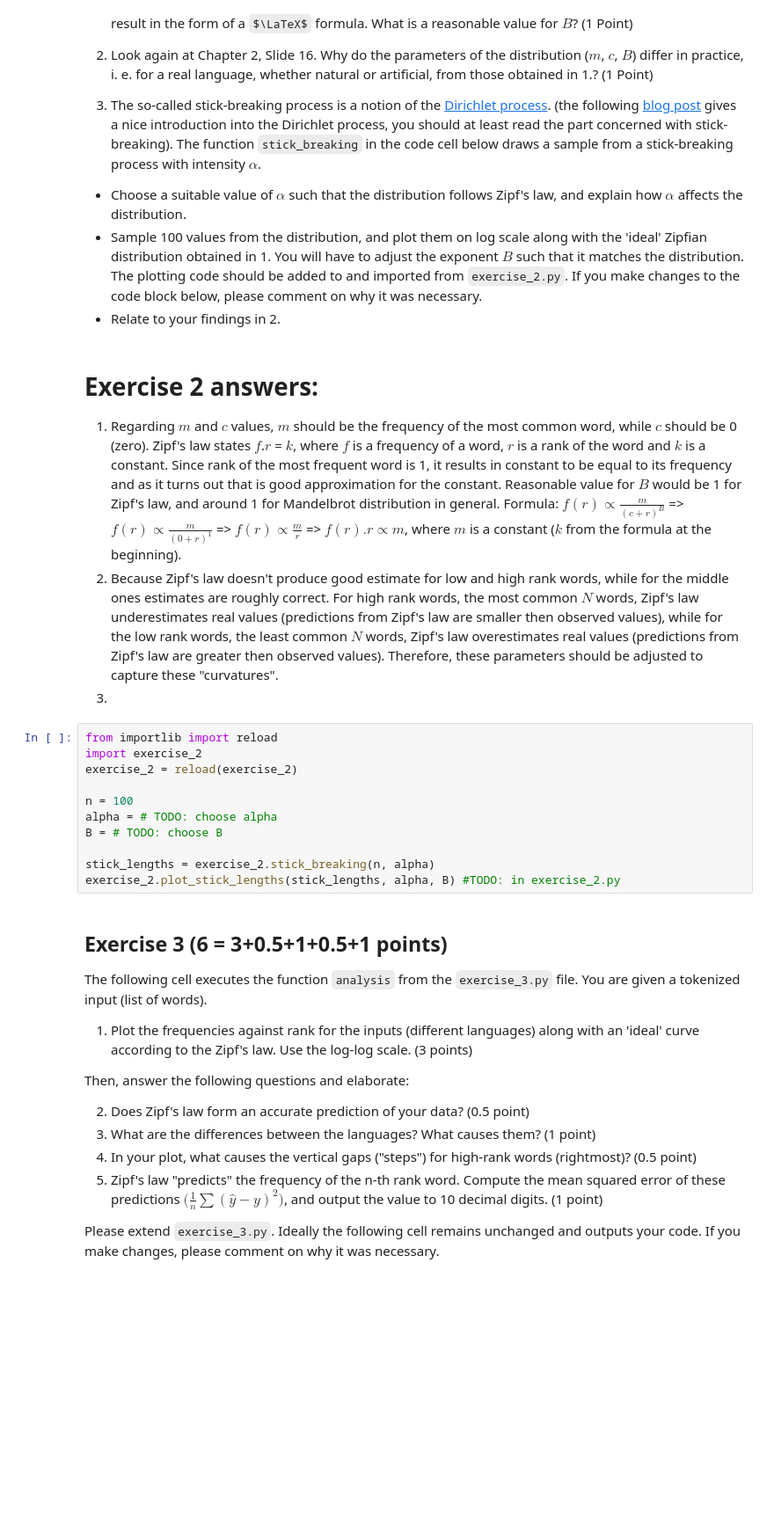
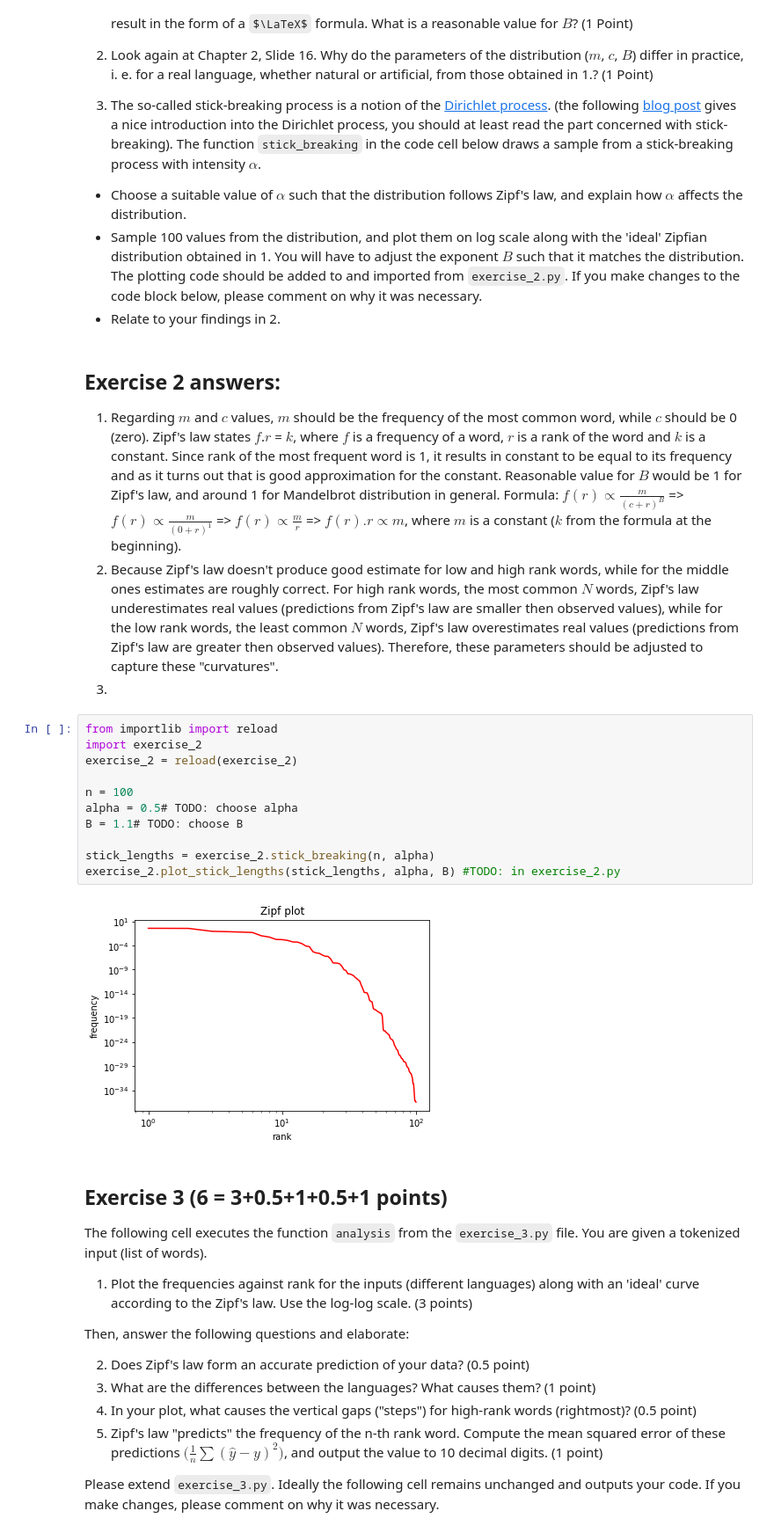
Before and after one commit to pmarkovic/snlp, a Jupyter notebook: assignment_1/Assignment1.ipynb, the cells around one changed output. Shown at 88% size. Saved outputs shown, nothing was run; the diff lists cells and outputs as text; some formulas as TeX source; blank space fills up the shorter version.

Commit message:
Done exercise 3. Started exercise 2.

```diff
--- a/assignment_1/Assignment1.ipynb
+++ b/assignment_1/Assignment1.ipynb
@@ -40,21 +40,23 @@ The function `stick_breaking` in the code cell below draws a sample from a stick
   * Sample 100 values from the distribution, and plot them on log scale along with the 'ideal' Zipfian distribution obtained in 1. You will have to adjust the exponent $B$ such that it matches the distribution. The plotting code should be added to and imported from `exercise_2.py`. If you make changes to the code block below, please comment on why it was necessary.
   * Relate to your findings in 2.
 # %% [markdown]
-# Exercise 2 answers:
+## Exercise 2 answers:
 1. Regarding $m$ and $c$ values, $m$ should be the frequency of the most common word, while $c$ should be 0 (zero). Zipf's law states $f$.$r$ = $k$, where $f$ is a frequency of a word, $r$ is a rank of the word and $k$ is a constant. Since rank of the most frequent word is 1, it results in constant to be equal to its frequency and as it turns out that is good approximation for the constant. Reasonable value for $B$ would be 1 for Zipf's law, and around 1 for Mandelbrot distribution in general. Formula: $f(r) \propto \frac{m}{(c+r)^B}$ => $f(r) \propto \frac{m}{(0+r)^1}$ => $f(r) \propto \frac{m}{r}$ => $f(r).r \propto m$, where $m$ is a constant ($k$ from the formula at the beginning).
 2. Because Zipf's law doesn't produce good estimate for low and high rank words, while for the middle ones estimates are roughly correct. For high rank words, the most common $N$ words, Zipf's law underestimates real values (predictions from Zipf's law are smaller then observed values), while for the low rank words, the least common $N$ words, Zipf's law overestimates real values (predictions from Zipf's law are greater then observed values). Therefore, these parameters should be adjusted to capture these "curvatures".
 3.
 # %%
 from importlib import reload
 import exercise_2
 exercise_2 = reload(exercise_2)
 
 n = 100
-alpha = # TODO: choose alpha
-B = # TODO: choose B
+alpha = 0.5# TODO: choose alpha
+B = 1.1# TODO: choose B
 
 stick_lengths = exercise_2.stick_breaking(n, alpha)
 exercise_2.plot_stick_lengths(stick_lengths, alpha, B) #TODO: in exercise_2.py
+# %% [output]
+[figure, added]
 # %% [markdown]
 ## Exercise 3 (6 = 3+0.5+1+0.5+1 points)
 
```
Also changed, not shown: parts of 2 cells of this notebook, 3 other files.
